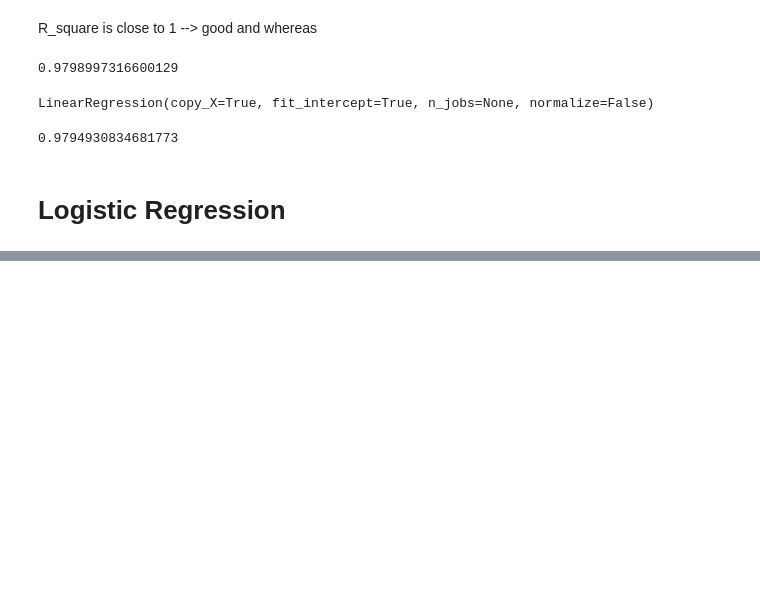
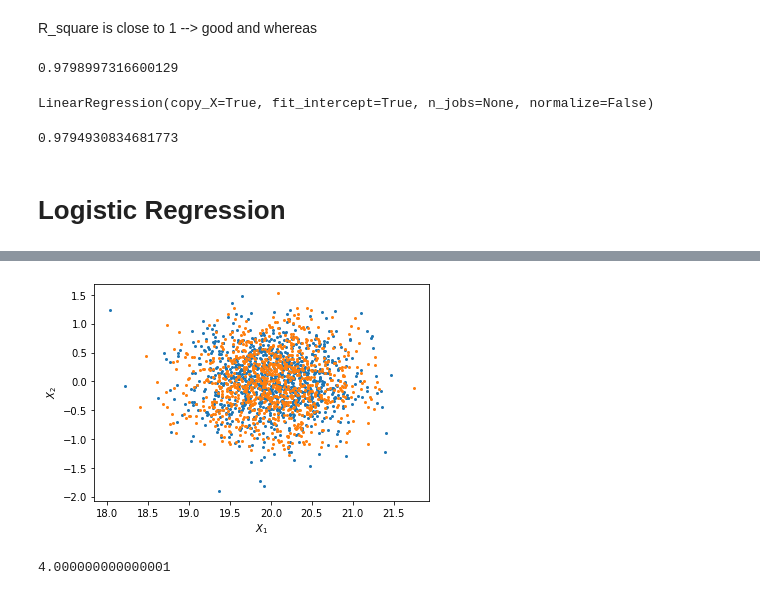
Before and after one commit to ptpuyen1511/using_python_for_research, a Jupyter notebook: test_week05.ipynb, the cells around one changed output, grey strips where cells are left out. Saved outputs shown, nothing was run; the diff lists cells and outputs as text; code cells hidden in the pictures; blank space fills up the shorter version.

```diff
--- a/test_week05.ipynb
+++ b/test_week05.ipynb
@@ -195,0 +231,5 @@ lm.score(X_test, y_test) # Evaluate
+# %%
+(x1, y1, x2, y2) = gen_data(1000, 20, 0.5, 0.5)
+plot_data(x1, y1, x2, y2)
+# %% [output]
+[figure, added]
@@ -195,0 +241,4 @@ lm.score(X_test, y_test) # Evaluate
+# %%
+prob_to_odds(0.8)
+# %% [output]
+4.000000000000001
```
Also changed, not shown: parts of 21 cells of this notebook.
